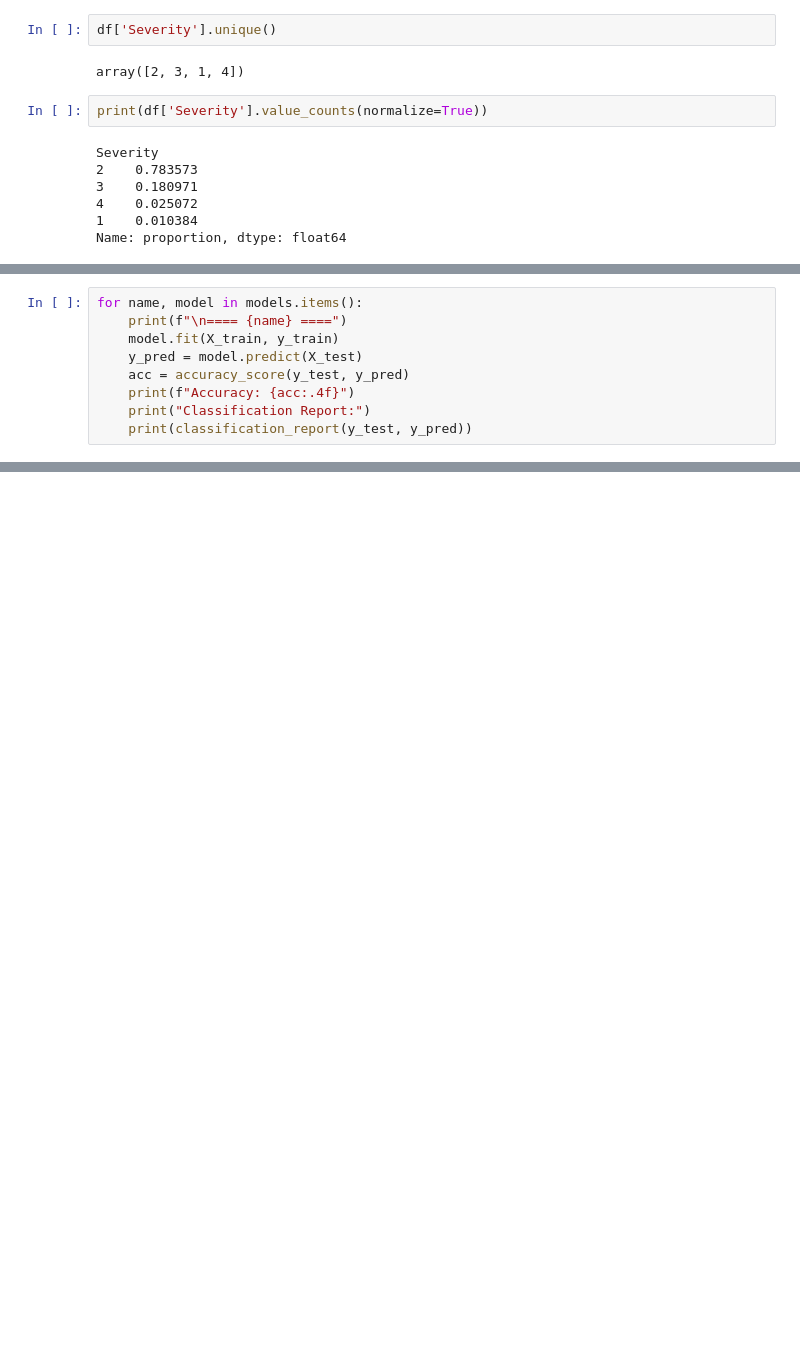
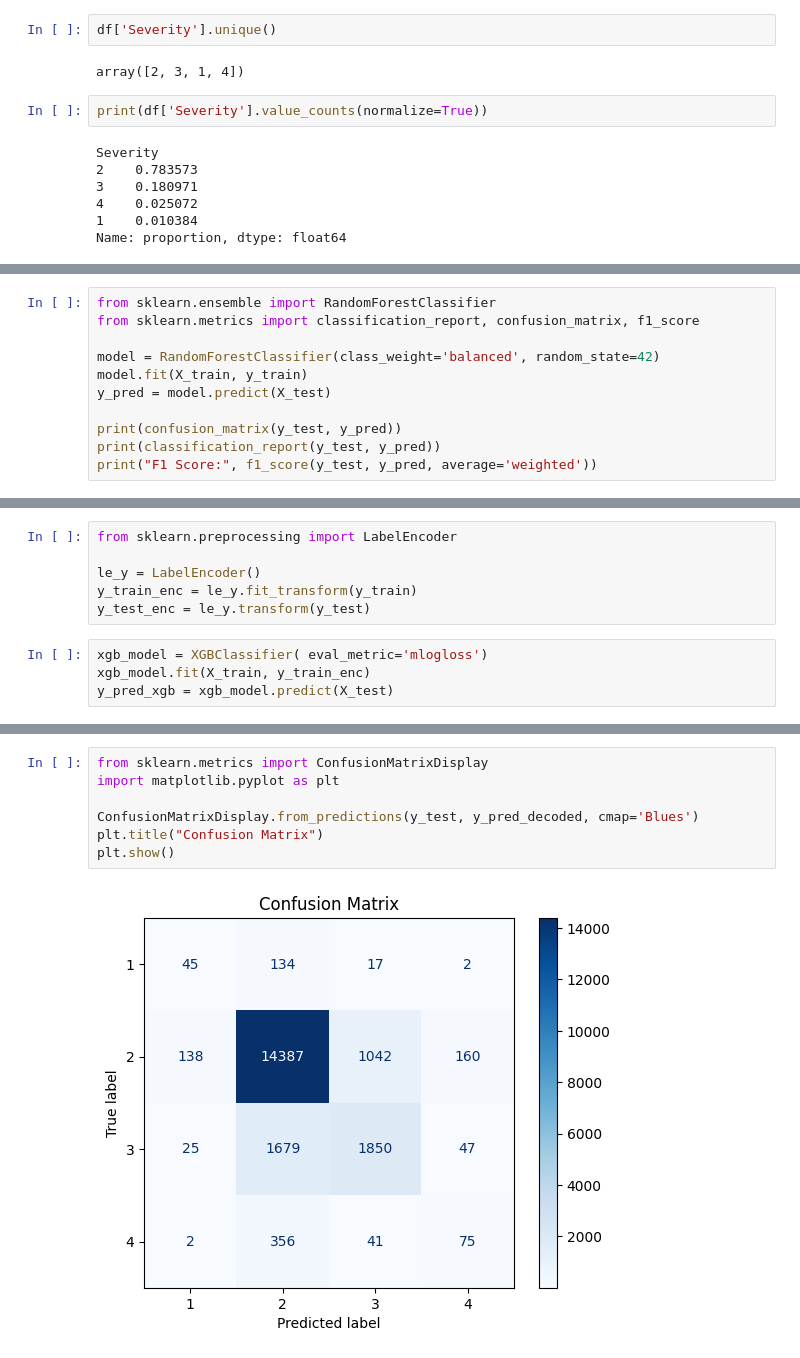
Before and after one commit to AmerrMohamedd/accident_severity_analytics, a Jupyter notebook: notebooks/Test_Model.ipynb, the cells around one changed output, grey strips where cells are left out. Drawn from its saved outputs; the diff is of its cells as text; blank space fills up the shorter version.

```diff
--- a/notebooks/Test_Model.ipynb
+++ b/notebooks/Test_Model.ipynb
@@ -95,9 +71,0 @@ models = {
-# %%
-for name, model in models.items():
-    print(f"\n==== {name} ====")
-    model.fit(X_train, y_train)
-    y_pred = model.predict(X_test)
-    acc = accuracy_score(y_test, y_pred)
-    print(f"Accuracy: {acc:.4f}")
-    print("Classification Report:")
-    print(classification_report(y_test, y_pred))
@@ -217,0 +72,11 @@ ValueError: Invalid classes inferred from unique values of `y`.  Expected: [0 1
+# %%
+from sklearn.ensemble import RandomForestClassifier
+from sklearn.metrics import classification_report, confusion_matrix, f1_score
+
+model = RandomForestClassifier(class_weight='balanced', random_state=42)
+model.fit(X_train, y_train)
+y_pred = model.predict(X_test)
+
+print(confusion_matrix(y_test, y_pred))
+print(classification_report(y_test, y_pred))
+print("F1 Score:", f1_score(y_test, y_pred, average='weighted'))
@@ -217,0 +100,10 @@ ValueError: Invalid classes inferred from unique values of `y`.  Expected: [0 1
+# %%
+from sklearn.preprocessing import LabelEncoder
+
+le_y = LabelEncoder()
+y_train_enc = le_y.fit_transform(y_train)
+y_test_enc = le_y.transform(y_test)
+# %%
+xgb_model = XGBClassifier( eval_metric='mlogloss')
+xgb_model.fit(X_train, y_train_enc)
+y_pred_xgb = xgb_model.predict(X_test)
@@ -217,0 +397,9 @@ ValueError: Invalid classes inferred from unique values of `y`.  Expected: [0 1
+# %%
+from sklearn.metrics import ConfusionMatrixDisplay
+import matplotlib.pyplot as plt
+
+ConfusionMatrixDisplay.from_predictions(y_test, y_pred_decoded, cmap='Blues')
+plt.title("Confusion Matrix")
+plt.show()
+# %% [output]
+[figure, added]
```
Also changed, not shown: parts of 30 cells of this notebook, 7 other files.
